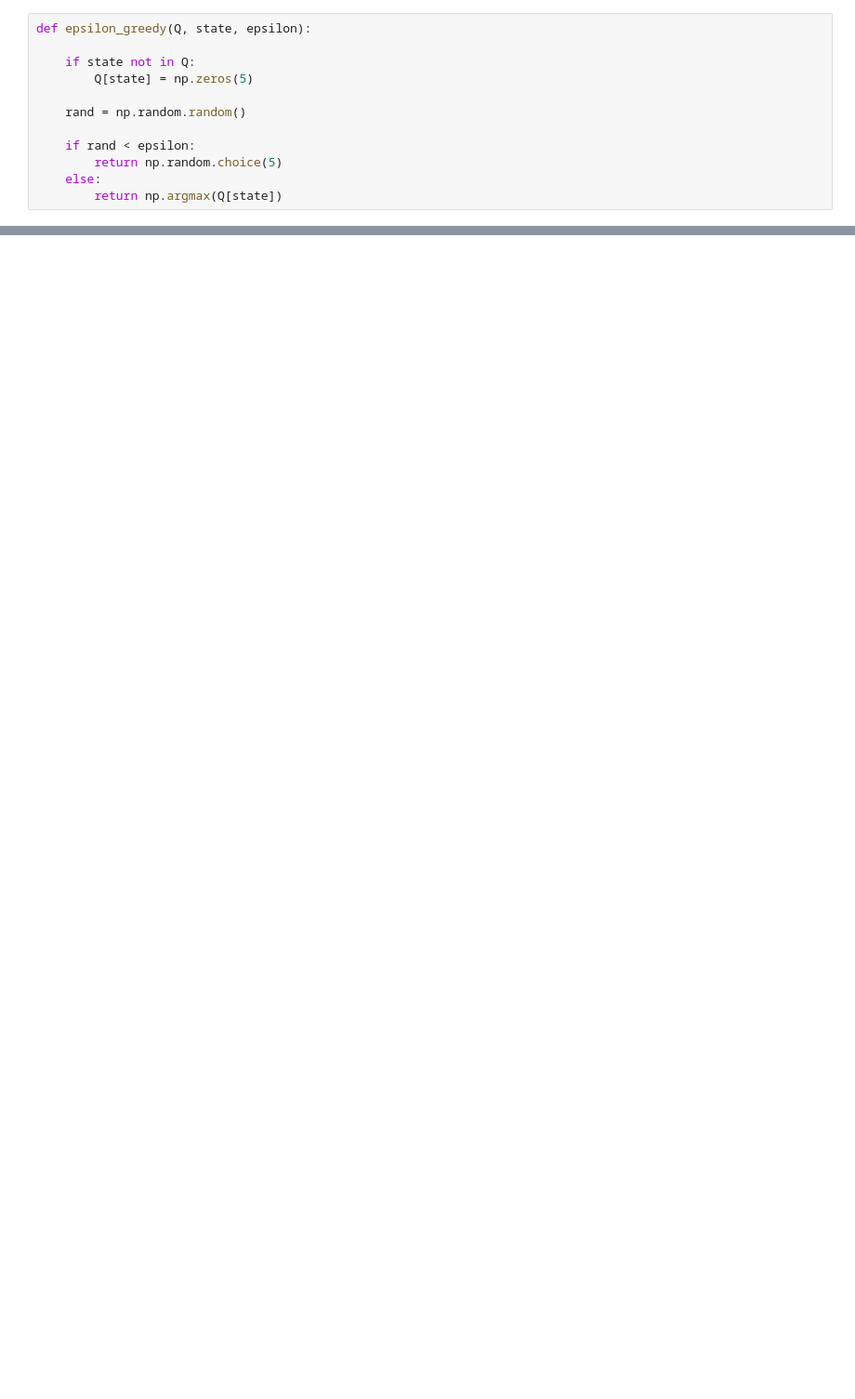
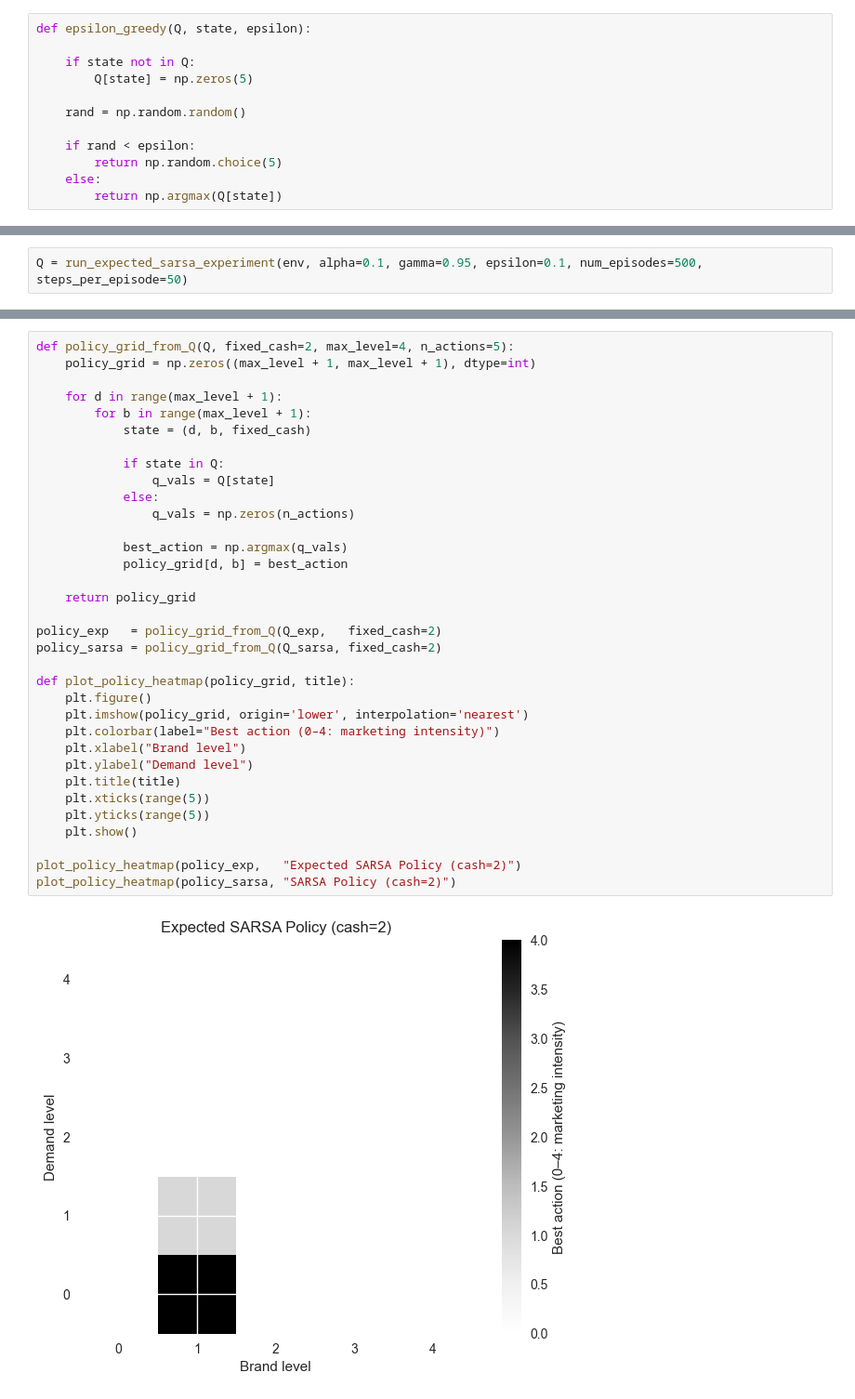
Before and after one commit to parsakhavarinejad/Operations-Research-Case-Studies, a Jupyter notebook: Company Profit Optimization with RL/Notebook.ipynb, the cells around one changed output, grey strips where cells are left out. Shown at 93% size. Drawn from its saved outputs; the diff is of its cells as text; blank space fills up the shorter version.

```diff
--- a/Company Profit Optimization with RL/Notebook.ipynb
+++ b/Company Profit Optimization with RL/Notebook.ipynb
@@ -211,0 +435,2 @@ def sarsa(env, alpha, gamma, epsilon, num_steps):
+# %%
+Q = run_expected_sarsa_experiment(env, alpha=0.1, gamma=0.95, epsilon=0.1, num_episodes=500, steps_per_episode=50)
@@ -211,0 +546,36 @@ def sarsa(env, alpha, gamma, epsilon, num_steps):
+# %%
+def policy_grid_from_Q(Q, fixed_cash=2, max_level=4, n_actions=5):
+    policy_grid = np.zeros((max_level + 1, max_level + 1), dtype=int)
+
+    for d in range(max_level + 1):
+        for b in range(max_level + 1):
+            state = (d, b, fixed_cash)
+
+            if state in Q:
+                q_vals = Q[state]
+            else:
+                q_vals = np.zeros(n_actions)
+
+            best_action = np.argmax(q_vals)
+            policy_grid[d, b] = best_action
+
+    return policy_grid
+
+policy_exp   = policy_grid_from_Q(Q_exp,   fixed_cash=2)
+policy_sarsa = policy_grid_from_Q(Q_sarsa, fixed_cash=2)
+
+def plot_policy_heatmap(policy_grid, title):
+    plt.figure()
+    plt.imshow(policy_grid, origin='lower', interpolation='nearest')
+    plt.colorbar(label="Best action (0–4: marketing intensity)")
+    plt.xlabel("Brand level")
+    plt.ylabel("Demand level")
+    plt.title(title)
+    plt.xticks(range(5))
+    plt.yticks(range(5))
+    plt.show()
+
+plot_policy_heatmap(policy_exp,   "Expected SARSA Policy (cash=2)")
+plot_policy_heatmap(policy_sarsa, "SARSA Policy (cash=2)")
+# %% [output]
+[figure, added]
```
Also changed, not shown: parts of 15 cells of this notebook.
